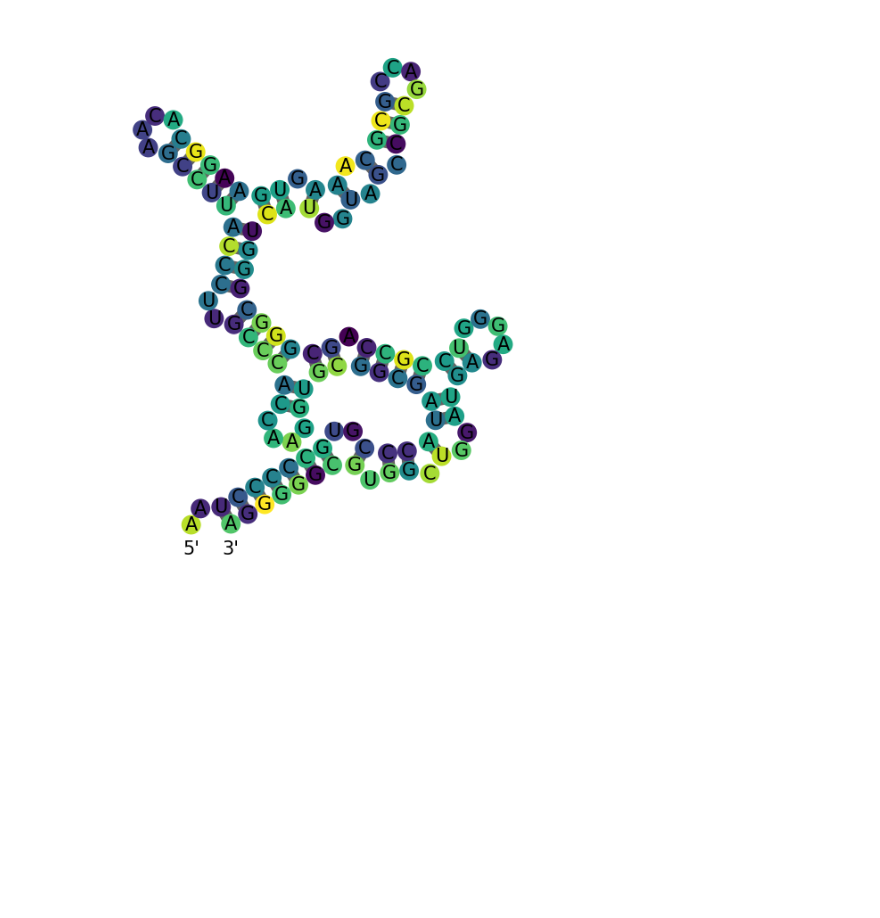
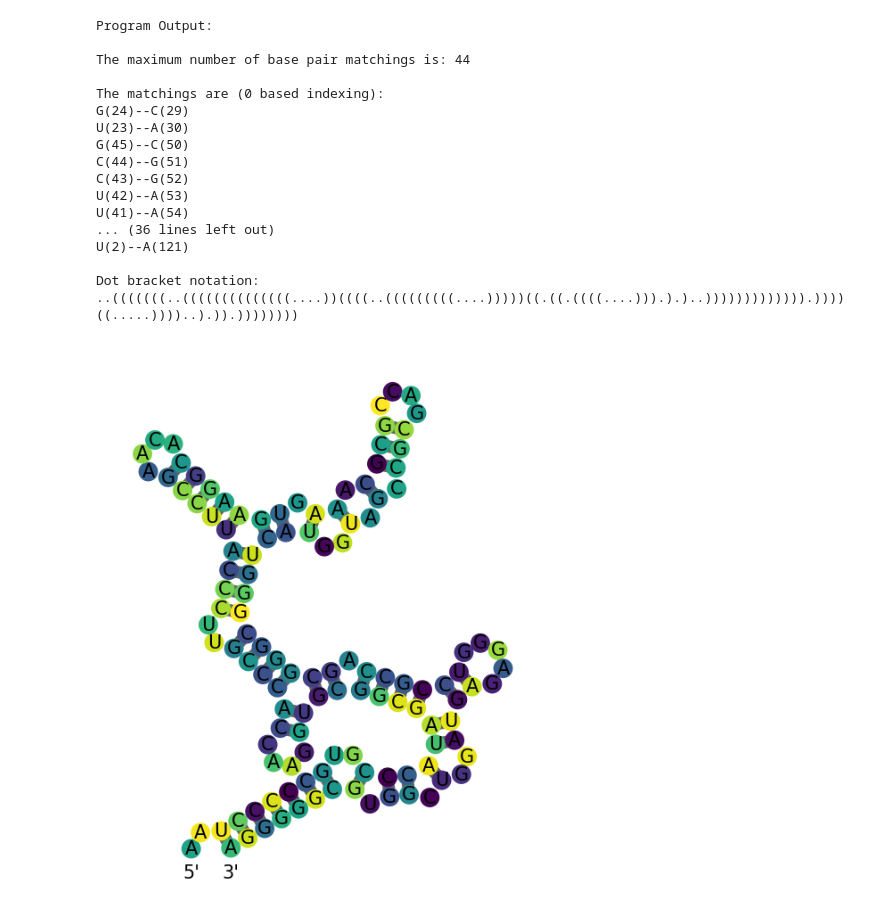
Before and after one commit to siddharthyayavaram/DAA_Asmt_2, a Jupyter notebook: draw_rna-master/example_files/notebook_demo.ipynb, the cells around one changed output. Saved outputs shown, nothing was run; the diff lists cells and outputs as text; code cells hidden in the pictures; blank space fills up the shorter version.

```diff
--- a/draw_rna-master/example_files/notebook_demo.ipynb
+++ b/draw_rna-master/example_files/notebook_demo.ipynb
@@ -45,10 +50,34 @@ Dot bracket notation:
 # %%
 #Thermus thermophilus 5S rRNA
 seq  = 'AAUCCCCCGUGCCCAUAGCGGCGUGGAACCACCCGUUCCCAUUCCGAACACGGAAGUGAAACGCGCCAGCGCCGAUGGUACUGGGCGGGCGACCGCCUGGGAGAGUAGGUCGGUGCGGGGGA'
-struct = run_cpp_program(seq).strip()
+output = run_cpp_program(seq)
+
+ls = output.split('\n')
+struct = ls[-2].strip()
+
+if output is not None:
+    print("Program Output:")
+    print(output)
 draw_struct(seq, struct, c = np.random.uniform(size=len(seq)))
 # %% [output]
+Program Output:
+
+The maximum number of base pair matchings is: 44
+
+The matchings are (0 based indexing):
+G(24)--C(29)
+U(23)--A(30)
+G(45)--C(50)
+C(44)--G(51)
+C(43)--G(52)
+U(42)--A(53)
+U(41)--A(54)
+... (36 lines left out)
+U(2)--A(121)
+
+Dot bracket notation:
+..(((((((..((((((((((((((....))((((..(((((((((....)))))((.((.((((....))).).)..))))))))))))).))))((.....))))..).)).))))))))
-[figure, old version]
+[figure, new version]
 # %%
 #5S ribosomal RNA from Escherichia coli str. K-12 substr. MG1655 (PDB 7BL5, chain B)
 seq = 'UGCCUGGCGGCCGUAGCGCGGUGGUCCCACCUGACCCCAUGCCGAACUCAGAAGUGAAACGCCGUAGCGCCGAUGGUAGUGUGGGGUCUCCCCAUGCGAGAGUAGGGAACUGCCAGGCAU'
```
Also changed, not shown: parts of 5 cells of this notebook, 3 other files.
